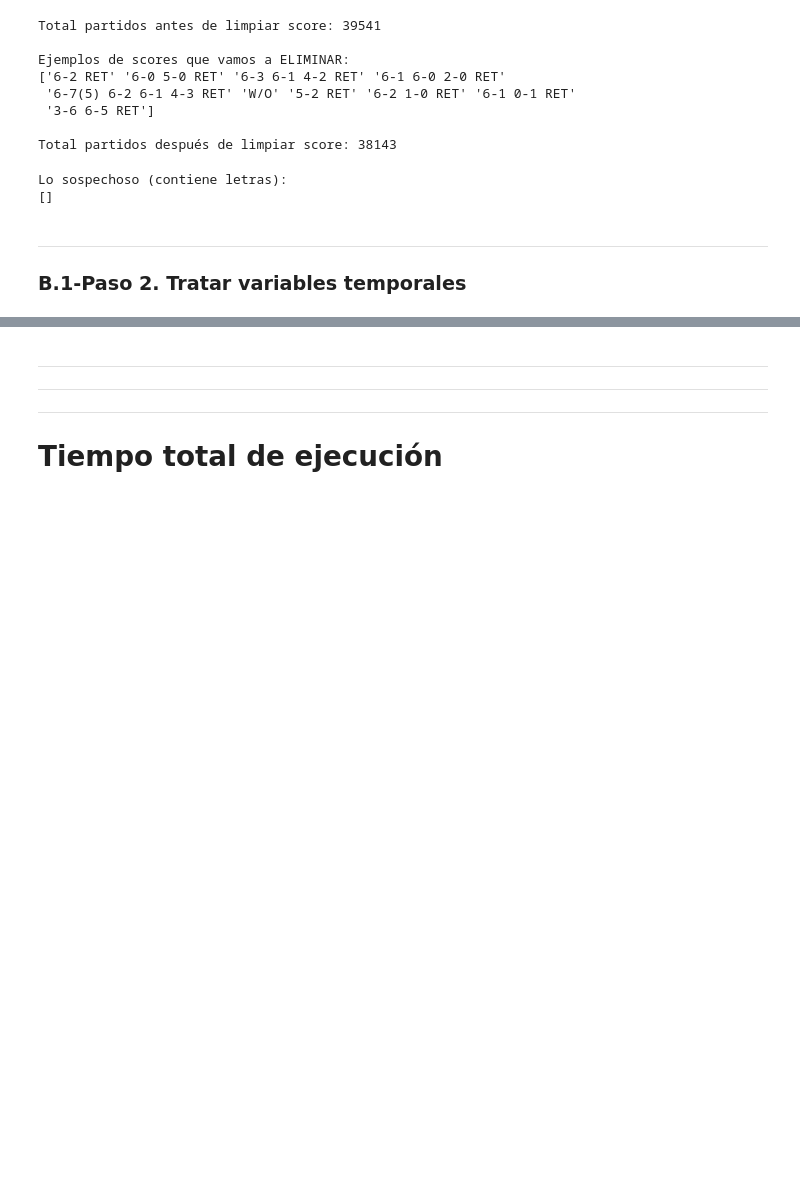
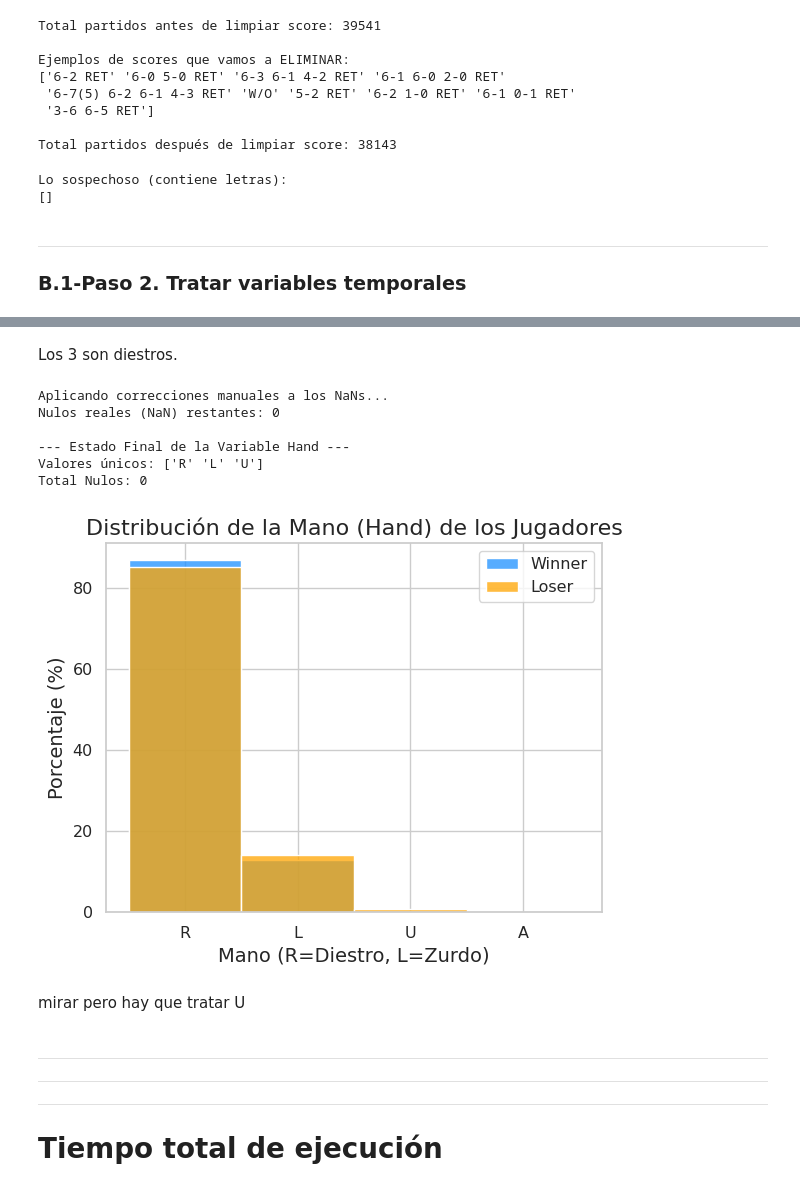
Before and after one commit to Sterrysx/Tennis-ML-APA, a Jupyter notebook: notebooks/01_preprocesado.ipynb, the cells around one changed output, grey strips where cells are left out. Drawn from its saved outputs; the diff is of its cells as text; code cells hidden in the pictures; blank space fills up the shorter version.

```diff
--- a/notebooks/01_preprocesado.ipynb
+++ b/notebooks/01_preprocesado.ipynb
@@ -260,3 +654,59 @@ Lo sospechoso (contiene letras):
+# %% [markdown]
+Los 3 son diestros.
+# %%
+# --- B.3.2 SOLUCIÓN QUIRÚRGICA PARA LA MANO (HAND) ---
+
+# 1. CORRECCIÓN MANUAL DE LOS NANS (Datos investigados)
+# Diccionario con los datos reales que hemos encontrado
+manos_rescatadas = {
+    'Nour Nehme': 'R',
+    'Maxim Bulat': 'R',
+    'Sebastian Dominguez': 'R'
+}
+
+print("Aplicando correcciones manuales a los NaNs...")
+for nombre, mano in manos_rescatadas.items():
+    # Corregimos tanto en winner como en loser por si acaso
+    tennis.loc[tennis['winner_name'] == nombre, 'winner_hand'] = mano
+    tennis.loc[tennis['loser_name'] == nombre, 'loser_hand'] = mano
+
+# Verificamos si queda algún NaN real (debería ser 0)
+nulos_reales = tennis['winner_hand'].isna().sum() + tennis['loser_hand'].isna().sum()
+print(f"Nulos reales (NaN) restantes: {nulos_reales}")
+
+
+# 2. TRATAMIENTO DE LOS 'U' (Unknown)
+# Ahora nos ocupamos de los 273 casos etiquetados como 'U'.
+# Al no existir registro oficial de su mano, la opción más segura para el modelo
+# es asignarlos a la clase mayoritaria (Diestro/Right), que representa el ~90% de los jugadores.
+
+#print(f"Tratando las etiquetas 'U'...")
+#tennis['winner_hand'] = tennis['winner_hand'].replace('U', 'R')
+#tennis['loser_hand'] = tennis['loser_hand'].replace('U', 'R')
+
+# 3. VERIFICACIÓN FINAL
+# Ahora solo deberíamos tener 'R' y 'L' (y quizás 'A' si había alguno)
+print("\n--- Estado Final de la Variable Hand ---")
+print(f"Valores únicos: {tennis['loser_hand'].unique()}")
+print(f"Total Nulos: {tennis[['winner_hand', 'loser_hand']].isna().sum().sum()}")
+
+sns.histplot(tennis['winner_hand'], color='dodgerblue', label='Winner', kde=False, stat='percent', discrete=True)
+sns.histplot(tennis['loser_hand'], color='orange', label='Loser', kde=False, stat='percent', discrete=True)
+plt.title("Distribución de la Mano (Hand) de los Jugadores", fontsize=16)
+plt.xlabel("Mano (R=Diestro, L=Zurdo)", fontsize=14)
+plt.ylabel("Porcentaje (%)", fontsize=14)
+plt.legend()
+plt.show()
+# %% [output]
+Aplicando correcciones manuales a los NaNs...
+Nulos reales (NaN) restantes: 0
+
+--- Estado Final de la Variable Hand ---
+Valores únicos: ['R' 'L' 'U']
+Total Nulos: 0
+[figure, added]
+# %% [markdown]
+mirar pero hay que tratar U
 # %% [markdown]
 <hr style="height:2px;border:none;color:red;background-color:blue;" />
 <hr style="height:2px;border:none;color:red;background-color:red;" />
```
Also changed, not shown: parts of 26 cells of this notebook.
